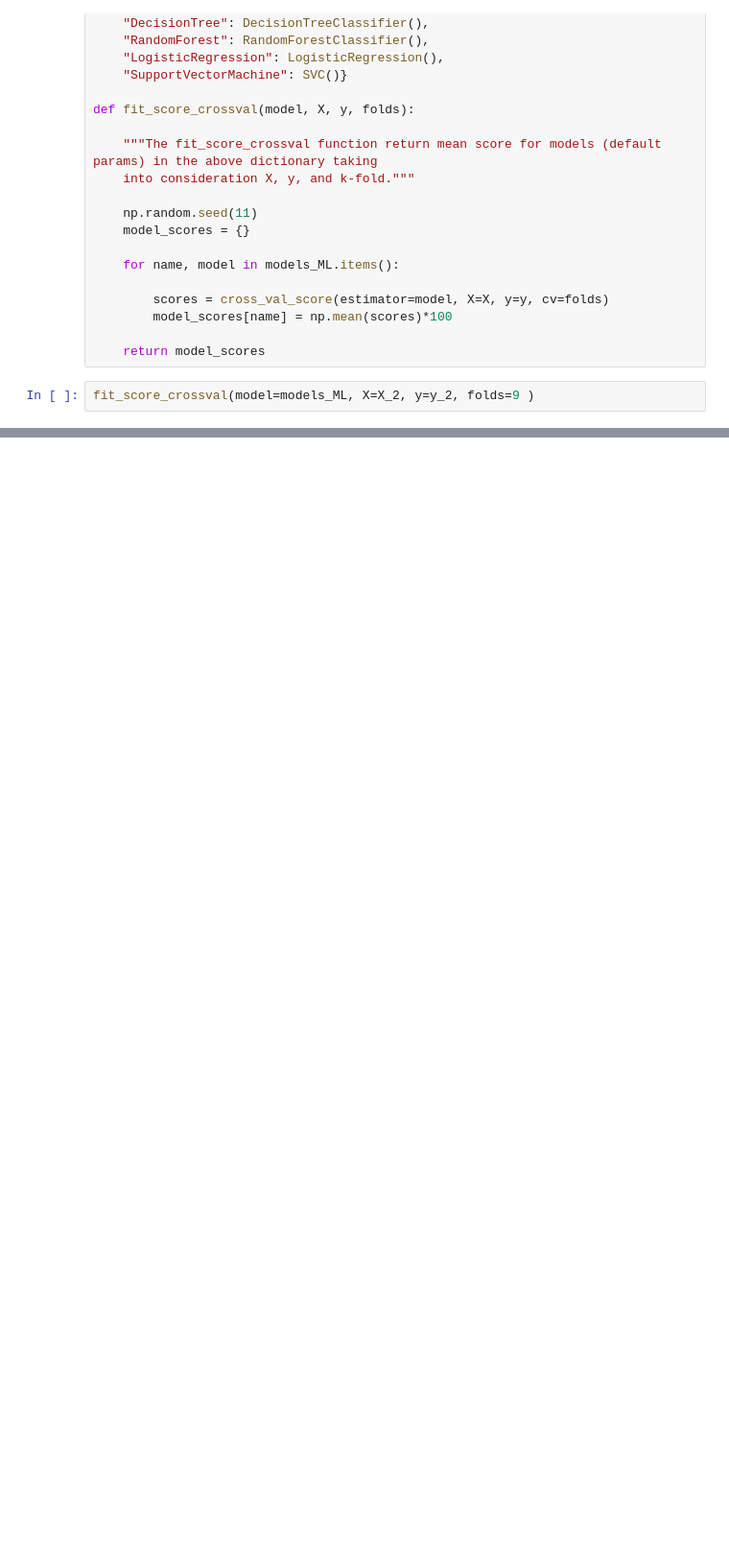
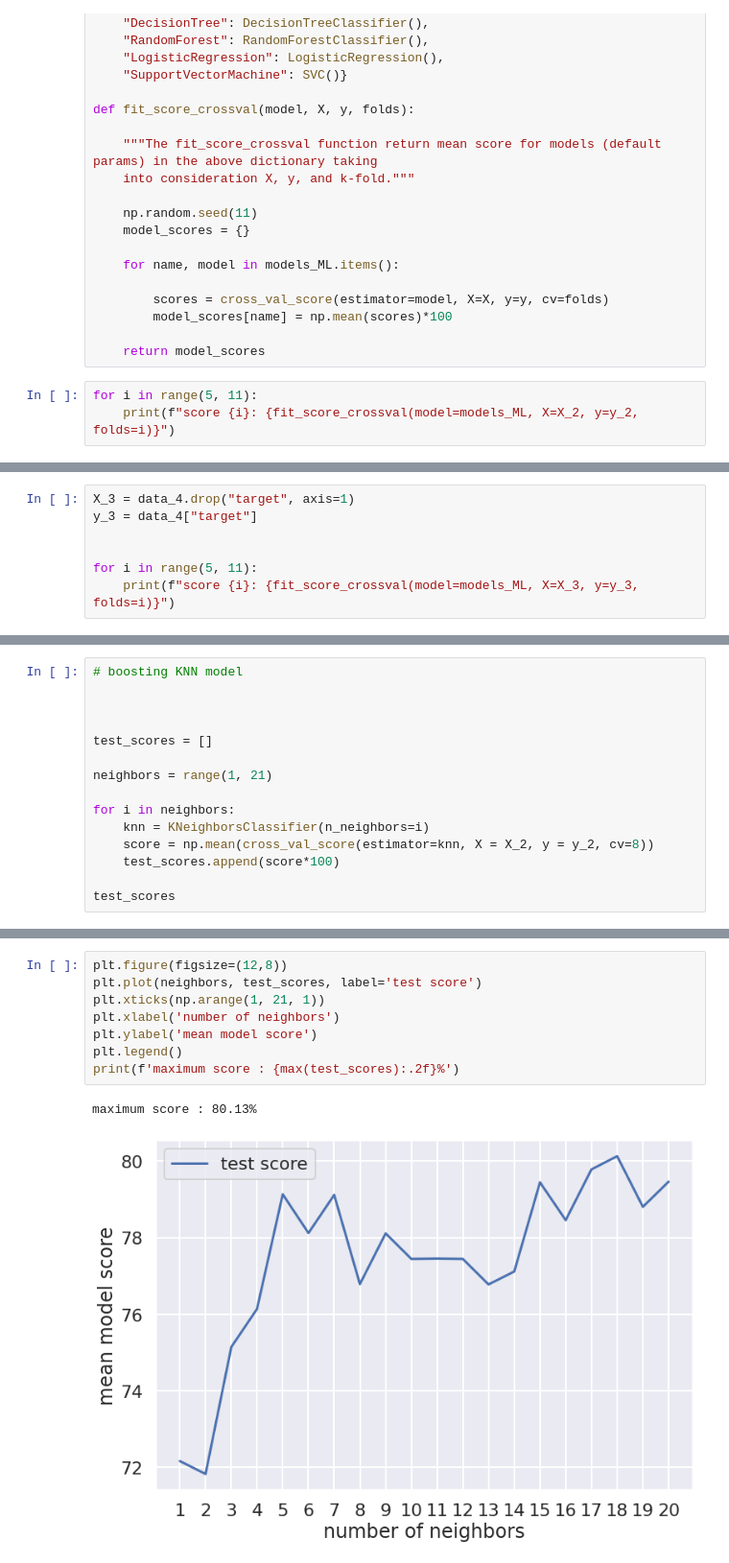
Before and after one commit to danielmuzyk/MachineLearning, a Jupyter notebook: ML_project_1.ipynb, the cells around one changed output, grey strips where cells are left out. Shown: that part at 96% size. Cells and saved outputs as stored; diff of their text form; blank space fills up the shorter version.

```diff
--- a/ML_project_1.ipynb
+++ b/ML_project_1.ipynb
@@ -431,5 +431,6 @@ def fit_score_crossval(model, X, y, folds):
 
     return model_scores
 # %%
-fit_score_crossval(model=models_ML, X=X_2, y=y_2, folds=9 )
+for i in range(5, 11):
+    print(f"score {i}: {fit_score_crossval(model=models_ML, X=X_2, y=y_2, folds=i)}")
 # %% [output]
@@ -440,0 +463,7 @@ fit_score_crossval(model=models_ML, X=X_2, y=y_2, folds=9 )
+# %%
+X_3 = data_4.drop("target", axis=1)
+y_3 = data_4["target"]
+
+
+for i in range(5, 11):
+    print(f"score {i}: {fit_score_crossval(model=models_ML, X=X_3, y=y_3, folds=i)}")
@@ -440,0 +479,15 @@ fit_score_crossval(model=models_ML, X=X_2, y=y_2, folds=9 )
+# %%
+# boosting KNN model
+
+
+
+test_scores = []
+
+neighbors = range(1, 21)
+
+for i in neighbors:
+    knn = KNeighborsClassifier(n_neighbors=i)
+    score = np.mean(cross_val_score(estimator=knn, X = X_2, y = y_2, cv=8))
+    test_scores.append(score*100)
+
+test_scores
@@ -440,0 +515,11 @@ fit_score_crossval(model=models_ML, X=X_2, y=y_2, folds=9 )
+# %%
+plt.figure(figsize=(12,8))
+plt.plot(neighbors, test_scores, label='test score')
+plt.xticks(np.arange(1, 21, 1))
+plt.xlabel('number of neighbors')
+plt.ylabel('mean model score')
+plt.legend()
+print(f'maximum score : {max(test_scores):.2f}%')
+# %% [output]
+maximum score : 80.13%
+[figure, added]
```
Also changed, not shown: parts of 8 cells of this notebook.
